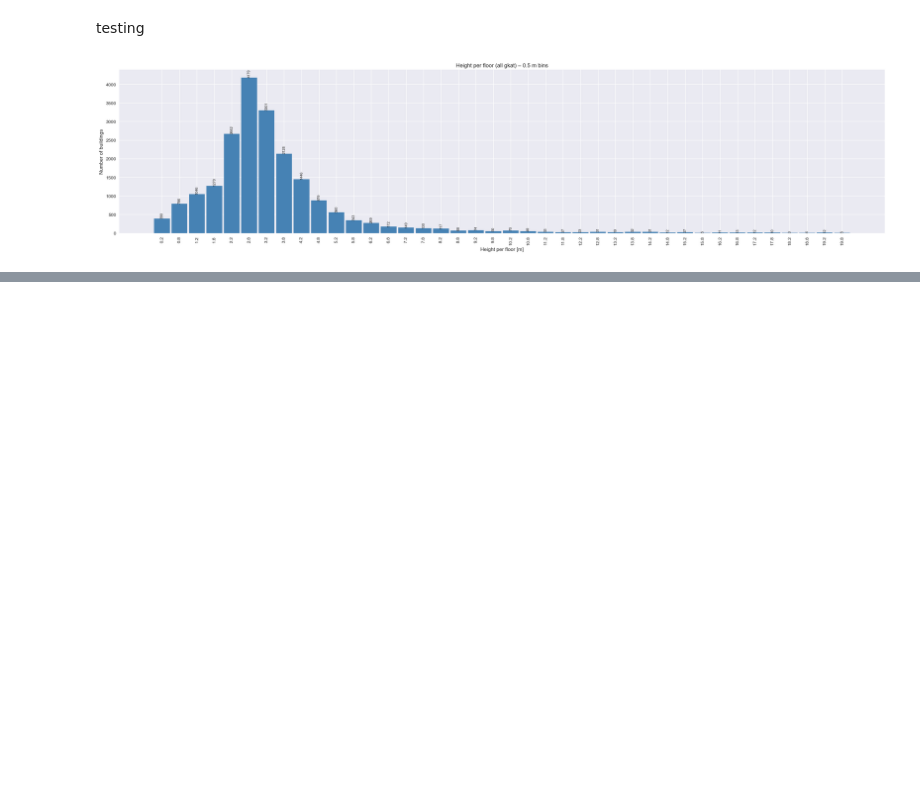
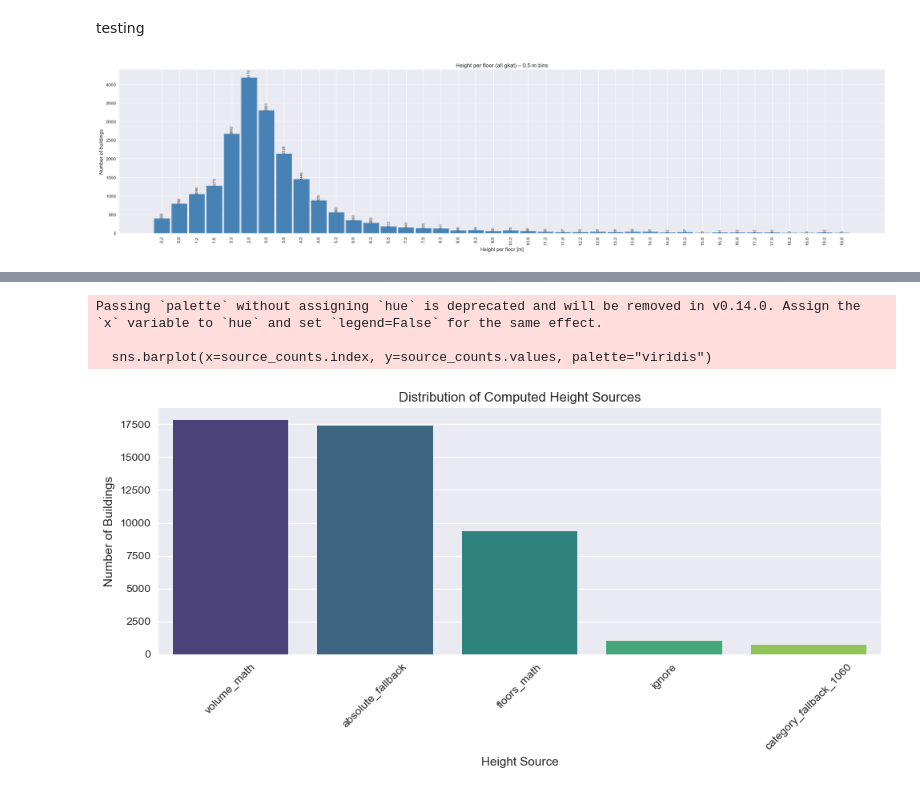
Before and after one commit to 159Alex951/BTh-06-Twin2AR, a Jupyter notebook: Geobasiszwilling/geobasiszwilling_fhnw/import/proj/viz.ipynb, the cells around one changed output, grey strips where cells are left out. Drawn from its saved outputs; the diff is of its cells as text; code cells hidden in the pictures; blank space fills up the shorter version.

```diff
--- a/Geobasiszwilling/geobasiszwilling_fhnw/import/proj/viz.ipynb
+++ b/Geobasiszwilling/geobasiszwilling_fhnw/import/proj/viz.ipynb
@@ -209,0 +205,15 @@ plt.show()
+# %%
+import pandas as pd
+import matplotlib.pyplot as plt
+import seaborn as sns
+
+plt.style.use("seaborn-v0_8")
+
+# Read the recently created CSV containing the stats
+csv_path = "height_statistics_enriched_ch.csv"
+stats_df = pd.read_csv(csv_path)
+
+# Overview of the actual data
+print("Data Overview:")
+print(stats_df.info())
+stats_df.head()
@@ -209,0 +242,17 @@ plt.show()
+# %%
+# 1. Plot the Distribution of Height Sources
+plt.figure(figsize=(10, 5))
+source_counts = stats_df['height_source'].value_counts()
+sns.barplot(x=source_counts.index, y=source_counts.values, palette="viridis")
+
+plt.title("Distribution of Computed Height Sources")
+plt.xlabel("Height Source")
+plt.ylabel("Number of Buildings")
+plt.xticks(rotation=45)
+plt.tight_layout()
+plt.show()
+# %% [output]
+Passing `palette` without assigning `hue` is deprecated and will be removed in v0.14.0. Assign the `x` variable to `hue` and set `legend=False` for the same effect.
+
+  sns.barplot(x=source_counts.index, y=source_counts.values, palette="viridis")
+[figure, added]
```
Also changed, not shown: parts of 6 cells of this notebook, 2 other files.
